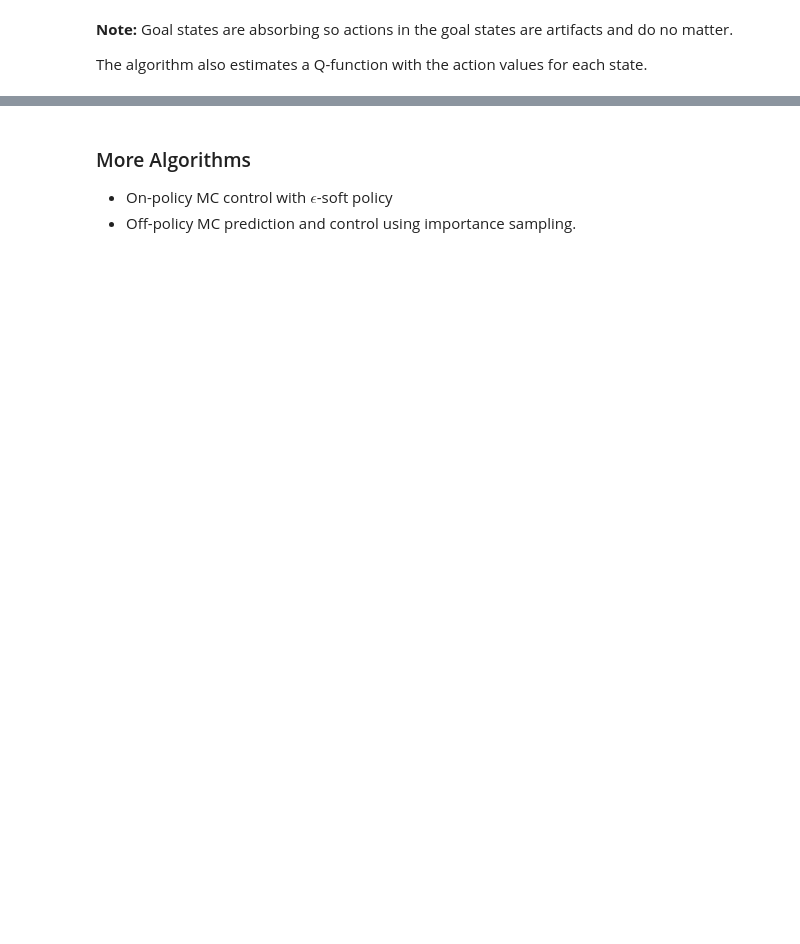
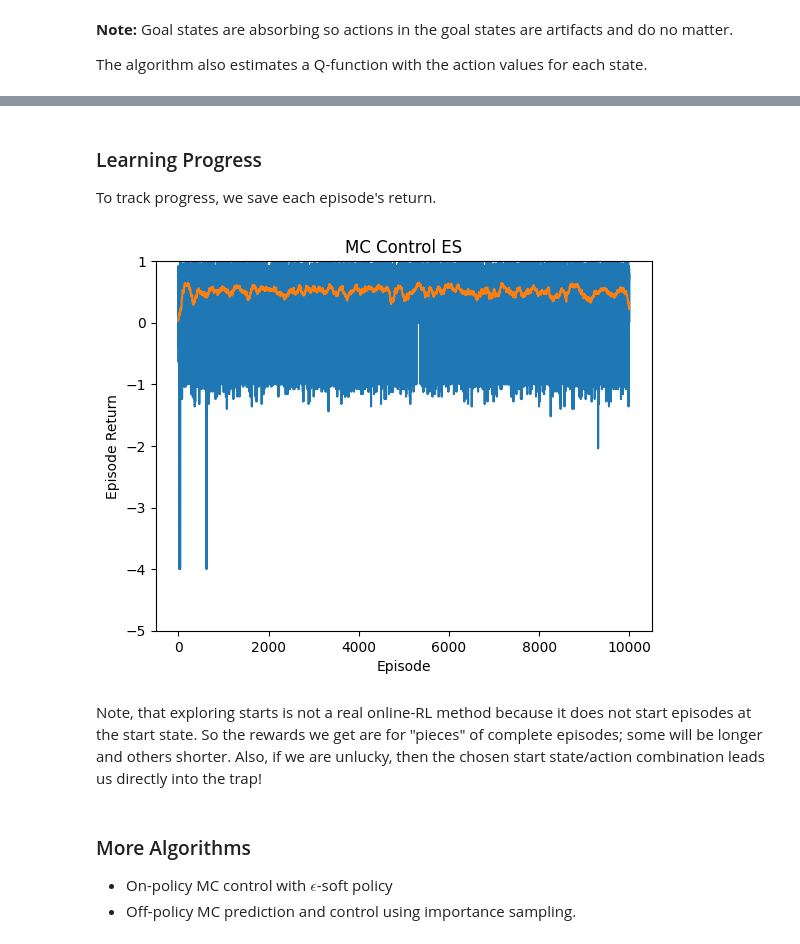
Before and after one commit to mhahsler/Introduction_to_Reinforcement_Learning, a Jupyter notebook: MC/4x3_grid_world_MC.ipynb, the cells around one changed output, grey strips where cells are left out. Saved outputs shown, nothing was run; the diff lists cells and outputs as text; code cells hidden in the pictures; blank space fills up the shorter version.

```diff
--- a/MC/4x3_grid_world_MC.ipynb
+++ b/MC/4x3_grid_world_MC.ipynb
@@ -217,2 +211,6 @@ array([[-0.26, -0.2 , -0.24, -0.26],
        [ 0.  ,  0.  ,  0.  ,  0.  ],
        [ 0.  ,  0.  ,  0.  ,  0.  ]])
+# %% [markdown]
+### Learning Progress
+
+To track progress, we save each episode's return.
@@ -219,3 +250,29 @@ array([[-0.26, -0.2 , -0.24, -0.26],
+# %%
+pol, Q, episode_returns = MC_control_ES_progress(env, discount=1, n = 10000)
+# %%
+import matplotlib.pyplot as plt
+import numpy as np
+
+def simple_moving_average(data, window_size):
+    # Define uniform weights for the moving average window
+    weights = np.ones(window_size) / window_size
+    # Use convolution with 'valid' mode to return only the fully calculated values
+    sma = np.convolve(data, weights, mode='same')
+    return sma
+
+x = range(len(episode_returns))
+plt.plot(x, episode_returns)
+plt.plot(x, simple_moving_average(episode_returns, 100))
+
+plt.xlabel("Episode")
+plt.ylabel("Episode Return")
+plt.ylim(-5,1)
+plt.title("MC Control ES")
+plt.show()
+# %% [output]
+[figure, added]
+# %% [markdown]
+Note, that exploring starts is not a real online-RL method because it does not start episodes at the start state. So the rewards we get are for "pieces" of complete episodes; some will be longer and others shorter. Also, if we are unlucky, then the chosen start state/action combination leads us directly into the trap!
 # %% [markdown]
 ### More Algorithms
 
```
Also changed, not shown: parts of 12 cells of this notebook, 7 other files.
